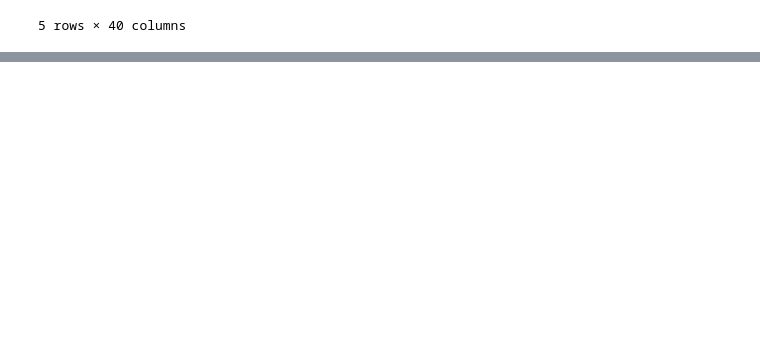
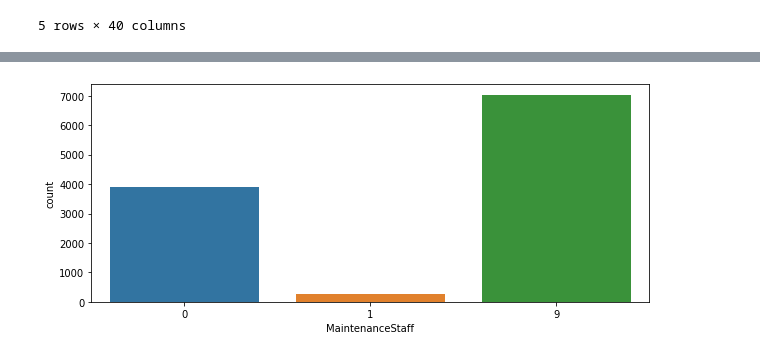
Before and after one commit to rshby/Supervised_Learning, a Jupyter notebook: House Price in India/House Price India - ElasticNet.ipynb, the cells around one changed output, grey strips where cells are left out. Cells and saved outputs as stored; diff of their text form; code cells hidden in the pictures; blank space fills up the shorter version.

```diff
--- a/House Price in India/House Price India - ElasticNet.ipynb
+++ b/House Price in India/House Price India - ElasticNet.ipynb
@@ -40,0 +81,6 @@ df.head()
+# %%
+plt.figure(figsize=(10, 4))
+ax = sns.countplot(df["MaintenanceStaff"])
+plt.show()
+# %% [output]
+[figure, added]
```
Also changed, not shown: parts of 7 cells of this notebook.
